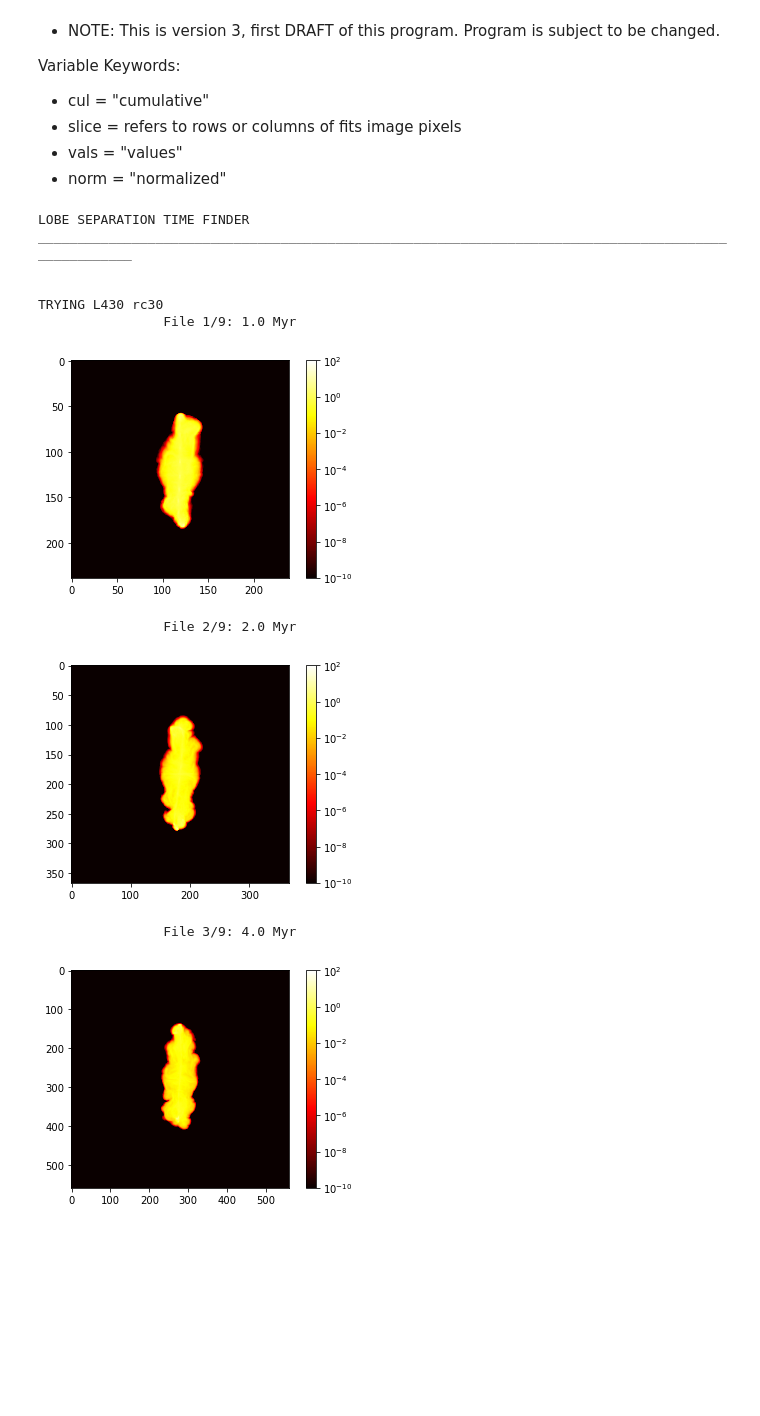
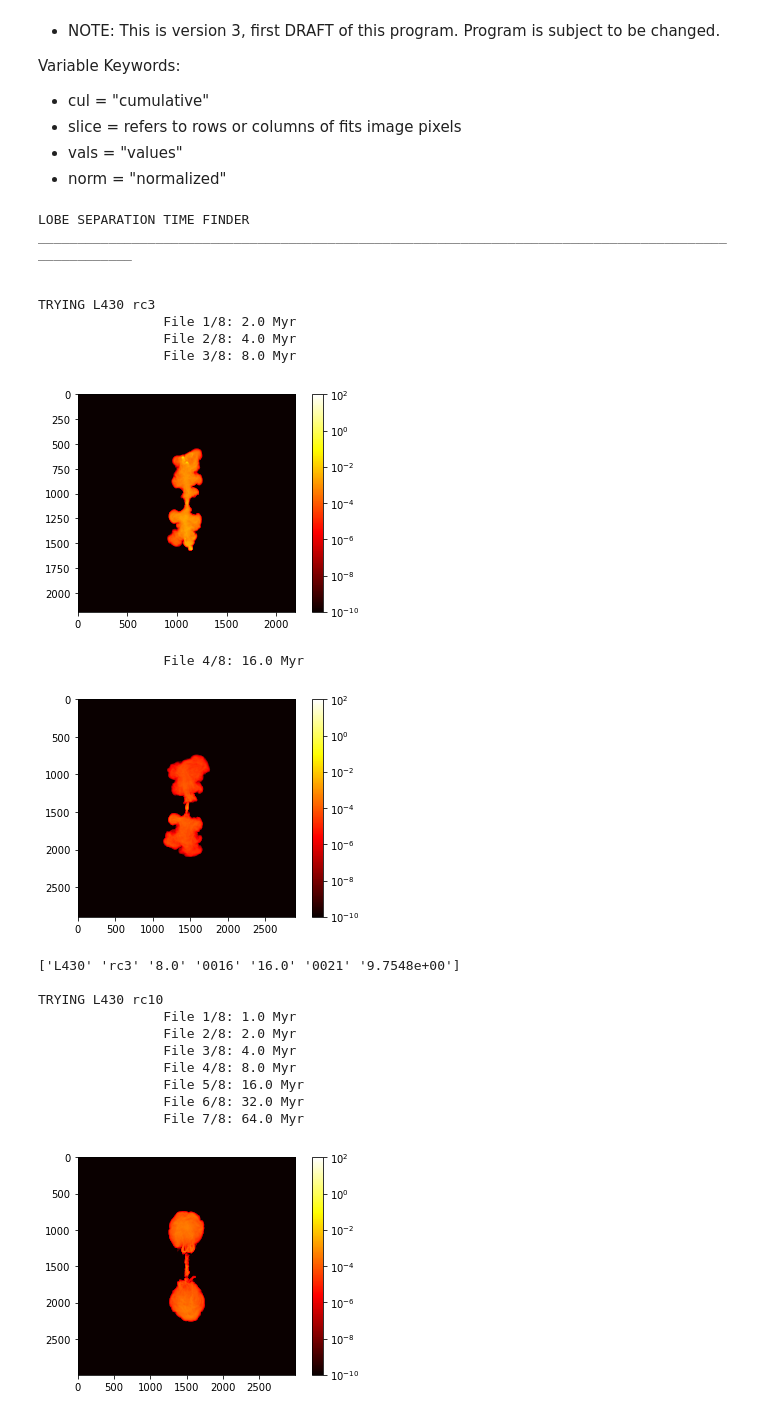
Before and after one commit to SolSamuels/Samuels_JetSimulationWork, a Jupyter notebook: Separation_finder.ipynb, the cells around one changed output. Saved outputs shown, nothing was run; the diff lists cells and outputs as text; code cells hidden in the pictures; blank space fills up the shorter version.

```diff
--- a/Separation_finder.ipynb
+++ b/Separation_finder.ipynb
@@ -225,9 +225,9 @@ def progress(file_count, total_files):
 print("\nLOBE SEPARATION TIME FINDER")
 print("{}\n".format("_"*100))
 
-stren_lst = [430, 438, 446]
+stren_lst = [430, 438, 446, 456]
 rc_lst = [3, 10, 30, 100]
-sep_data = np.array([[ "Jet Strength", "rc Value", "Pre-Lobe Separation(Myr)", "File Index 1", "Post-Lobe Separation(Myr)", "File Index 2"]])
+sep_data = np.array([[ "Jet Strength", "rc Value", "Pre-Lobe Separation(Myr)", "File Index 1", "Post-Lobe Separation(Myr)", "File Index 2", "Lobe Seperation from Core (kpc)"]])
 
 for strength in stren_lst:
     for rc in rc_lst:
@@ -272,13 +272,9 @@ for strength in stren_lst:
                             if image_data[i, j] == 0:
                                 image_data[i, j] = 1e-12
 
-                    print("\t\tFile {}/{}: {} Myr".format(file_count, total_files, sim_time))
 
-                    plt.figure()
-                    plt.imshow(image_data, cmap='hot', norm=col.LogNorm())
-                    plt.clim(10e-11, 1e2)
-                    plt.colorbar()
-                    plt.show()
+
+
 
                     #Difines Data From FITS image and records image dimensions
                     data =  fits_image_hdul[0].data
@@ -306,44 +302,67 @@ for strength in stren_lst:
 
                     if lobe_dist_kpc > 0 and prev_lobe == 0 and lobe_found is False:
                         pre_lob_sep = prev_time
                         post_lob_sep = sim_time
 
-                        file_data = np.array([ "L{}".format(strength), "rc{}".format(rc), pre_lob_sep, prev_index_code, post_lob_sep, index_code])
+                        plt.figure()
+                        plt.imshow(prev_im_data, cmap='hot', norm=col.LogNorm())
+                        plt.clim(10e-11, 1e2)
+                        plt.colorbar()
+                        plt.show()
+
+                        print("\t\tFile {}/{}: {} Myr".format(file_count, total_files, sim_time))
+
+                        plt.figure()
+                        plt.imshow(image_data, cmap='hot', norm=col.LogNorm())
+                        plt.clim(10e-11, 1e2)
+                        plt.colorbar()
+                        plt.show()
+
+                        file_data = np.array([ "L{}".format(strength), "rc{}".format(rc), pre_lob_sep, prev_index_code, post_lob_sep, index_code, round(lobe_dist_kpc/2, 4)])
+                        print(file_data)
                         sep_data = np.vstack([sep_data, file_data])
 
                         lobe_found = True
                         break
-
-                    #progress(file_count, total_files)
+                    else:
+                        print("\t\tFile {}/{}: {} Myr".format(file_count, total_files, sim_time))
 
                     prev_lobe = lobe_dist_kpc
                     prev_time = sim_time
                     prev_index_code = index_code
+                    prev_im_data = image_data
 
                 except OSError:
                     print("Error with file: {}".format(file))
                     print("Empty or corrupt FITS file")
 
             if lobe_found is False:
                 file_data = np.array([index_code, "L{}".format(strength), "rc{}".format(rc), 0, 0])
                 sep_data = np.vstack([sep_data, file_data])
 
-print("\n\n MASTER LIST:")
-data_table = pd.DataFrame(sep_data)
 
-
-print(data_table)
 #with open("corrected_data_table_{}MHz.npy".format(str(value)), "wb") as open_file:
     #np.save(open_file, jet_dim_data)
 # %% [output]
 LOBE SEPARATION TIME FINDER
 ____________________________________________________________________________________________________
 
 
-TRYING L430 rc30
-                File 1/9: 1.0 Myr
+TRYING L430 rc3
+                File 1/8: 2.0 Myr
+                File 2/8: 4.0 Myr
+                File 3/8: 8.0 Myr
-[figure, old version]
+[figure, new version]
-                File 2/9: 2.0 Myr
+                File 4/8: 16.0 Myr
-[figure, old version]
+[figure, new version]
-                File 3/9: 4.0 Myr
+['L430' 'rc3' '8.0' '0016' '16.0' '0021' '9.7548e+00']
+
+TRYING L430 rc10
+                File 1/8: 1.0 Myr
+                File 2/8: 2.0 Myr
+                File 3/8: 4.0 Myr
+                File 4/8: 8.0 Myr
+                File 5/8: 16.0 Myr
+                File 6/8: 32.0 Myr
+                File 7/8: 64.0 Myr
-[figure, old version]
+[figure, new version]
```
Also changed, not shown: parts of 5 cells of this notebook, 3 other files.
